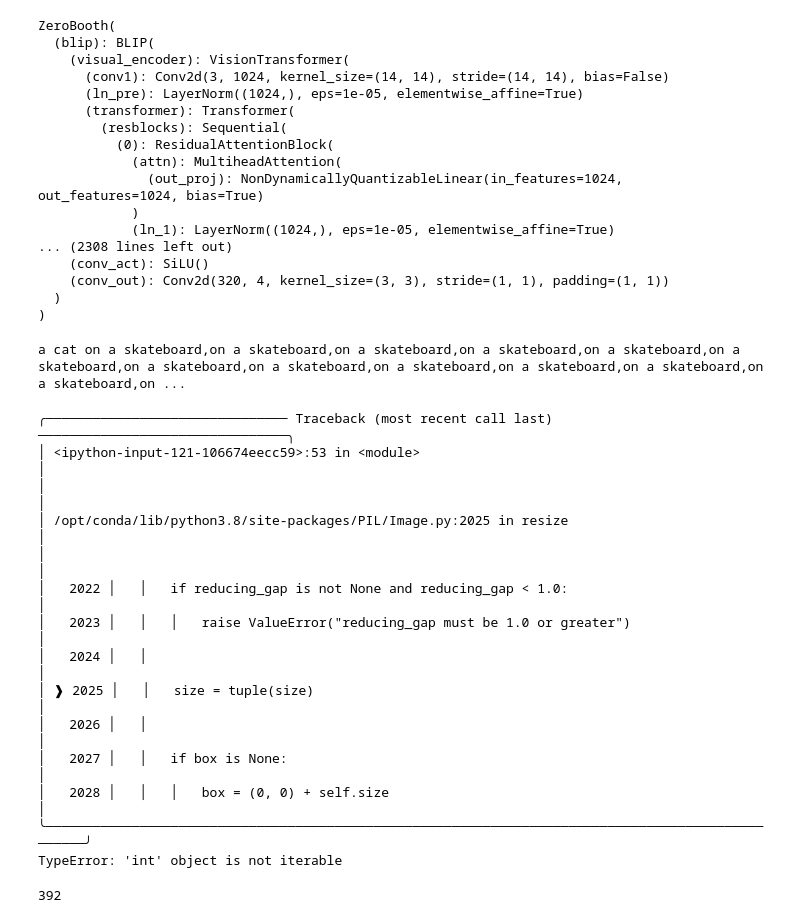
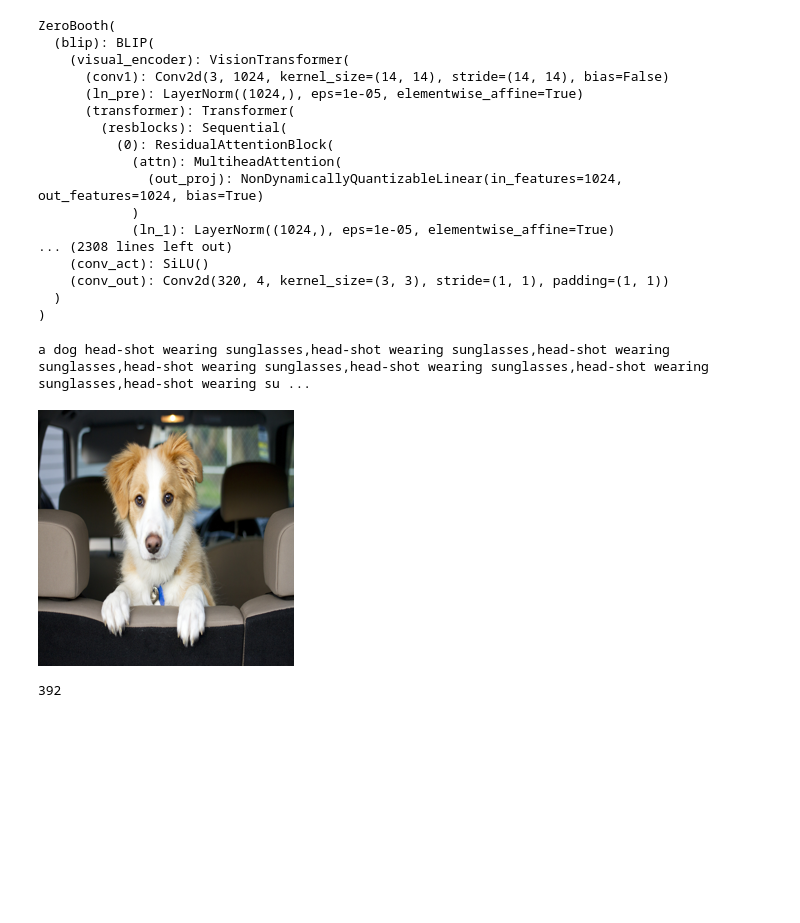
Before and after one commit to dxli94/ZeroBooth, a Jupyter notebook: new_inference.ipynb, the cells around one changed output. Saved outputs shown, nothing was run; the diff lists cells and outputs as text; code cells hidden in the pictures; blank space fills up the shorter version.

```diff
--- a/new_inference.ipynb
+++ b/new_inference.ipynb
@@ -79,9 +79,10 @@ def display_img(img):
 
     display(img.resize((int(w * f), int(h * f))))
 # %%
-# subject = "dog"
+
 # subject = "car, vehicle, sports car"
-subject = "cat"
+subject = "random"
+# subject = "car"
 # prompt = "a dog at the great canyon, surrounded by desert mountains at sunset on mars, planet mars, moab, utah, a tilt shift photo by frederic church, trending on unsplash, hudson river school, 3 5 mm photo, photo taken with provia, national geographic photo"
 # prompt = "a dog at the mount fuji, peach blossoms on the clouds, brilliant peaks, dense fog, early morning, by by yoneyama mai, trending on artstation"
 # prompt = "a dog at the mount fuji, at the mount fuji, at the mount fuji, at the mount fuji, at the mount fuji, highly-detailed, highly-detailed, highly-detailed, highly-detailed,"
@@ -92,9 +93,9 @@ subject = "cat"
 # caption = "a avan gogh painting of a dog"
 # caption = "a sleeping dog"
 # caption = "a car"
-caption = "a cat"
+caption = "a dog"
 # caption = "a koala"
-# subprompt = "head-shot wearing sunglasses"
+subprompt = "head-shot wearing sunglasses"
 # subprompt = "head-shot wearing space suit"
 # subprompt = "in the outer space"
 # subprompt = "painting"
@@ -103,51 +104,42 @@ caption = "a cat"
 # subprompt = "on sunny meadow"
 # subprompt = "cosmic painting, galaxy, space, earth"
 # subprompt = "swimming in the ocean"
 # subprompt = "in Paris, eiffle tower, france, national geographic photo, "
 # subprompt = "at yellow stone national park, national geographic photo, "
-subprompt = "on a skateboard"
+# subprompt = "wearing sunglasses"
 # subprompt = "at the grand canyon, national geographic photo, "
 # subprompt = "on a painting, style of van gogh"
 # subprompt = "at the grand canyon, national geographic photo, "
 # subprompt = "wearing sunglasses, headshot, vaporwave, highly reflective, mexican art"
 # subprompt = "wearing nice cool vaporwave sunglasses, at the grand canyon"
 # subprompt = "at the grand canyon, river, at sunset"
 # subprompt = "at mountain fuji, cherry blossoms on the clouds, brilliant peaks, sunny, early morning, by by yoneyama mai, trending on artstation"
 # subprompt = "at the grand canyon, surrounded by desert mountains at sunset on mars, planet mars, moab, utah, a tilt shift photo by frederic church, trending on unsplash, hudson river school, 3 5 mm photo, photo taken with provia, national geographic photo"
 # subprompt = "in the style of van gogh"
 # subprompt = "3d low poly, low-resolution"
 # subprompt = "superman suit"
 # subprompt = "twelve apostles australia, a poppy field with a icy moutain in the background and a blue sky this 4k hd image is trending on artstation, featured on behance, well-rendered, extra crisp"
 prompt = caption + " " + ",".join([subprompt] * 20)
 
 print(prompt)
 # image_path = "/export/home/workspace/dreambooth/diffusers/data/NationalGeographic_2731043_4x3.webp"
-image_path = "/export/home/workspace/dreambooth/diffusers/data/hat-dog.png"
+# image_path = "/export/home/workspace/dreambooth/diffusers/data/hat-dog.png"
+# image_path = "/export/home/workspace/dreambooth/diffusers/data/00sl-pets-superJumbo.webp"
+# image_path = "/export/home/workspace/dreambooth/diffusers/data/dog-harness-1598455194.jpeg"
+# image_path = "/export/home/workspace/dreambooth/diffusers/data/gold-retriever-in-red-car.jpeg"
+image_path = "/export/home/workspace/dreambooth/diffusers/data/shutterstock_517026226.jpeg"
 # image_path = "/export/home/workspace/dreambooth/diffusers/data/cat-dog.webp"
 # image_path = "/export/home/workspace/dreambooth/diffusers/data/Bernese-mountain-dog-grass.webp"
 # image_path = "/export/home/workspace/dreambooth/diffusers/data/sphnix-cat.jpg"
 # image_path = "/export/home/workspace/dreambooth/diffusers/data/Pembroke-Welsh-Corgi-standing-outdoors-in-the-fall.jpeg"
 # image_path = "/export/home/workspace/dreambooth/diffusers/data/miller-motor.png"
 # image_path = "/export/home/workspace/dreambooth/diffusers/data/istockphoto-1311993425-170667a.jpeg"
 image = load_image(image_path)
 
-display(image.resize(256, 256))
+display(image.resize((256, 256)))
 # %% [output]
-a cat on a skateboard,on a skateboard,on a skateboard,on a skateboard,on a skateboard,on a skateboard,on a skateboard,on a skateboard,on a skateboard,on a skateboard,on a skateboard,on a skateboard,on ...
+a dog head-shot wearing sunglasses,head-shot wearing sunglasses,head-shot wearing sunglasses,head-shot wearing sunglasses,head-shot wearing sunglasses,head-shot wearing sunglasses,head-shot wearing su ...
-╭─────────────────────────────── Traceback (most recent call last) ────────────────────────────────╮
-│ <ipython-input-121-106674eecc59>:53 in <module>                                                  │
-│                                                                                                  │
-│ /opt/conda/lib/python3.8/site-packages/PIL/Image.py:2025 in resize                               │
-│                                                                                                  │
-│   2022 │   │   if reducing_gap is not None and reducing_gap < 1.0:                               │
-│   2023 │   │   │   raise ValueError("reducing_gap must be 1.0 or greater")                       │
-│   2024 │   │                                                                                     │
-│ ❱ 2025 │   │   size = tuple(size)                                                                │
-│   2026 │   │                                                                                     │
-│   2027 │   │   if box is None:                                                                   │
-│   2028 │   │   │   box = (0, 0) + self.size                                                      │
-╰──────────────────────────────────────────────────────────────────────────────────────────────────╯
-TypeError: 'int' object is not iterable
+[figure, added]
 # %%
 config.image_size
 # %% [output]
```
Also changed, not shown: parts of 1 cell of this notebook, 2 other files.
